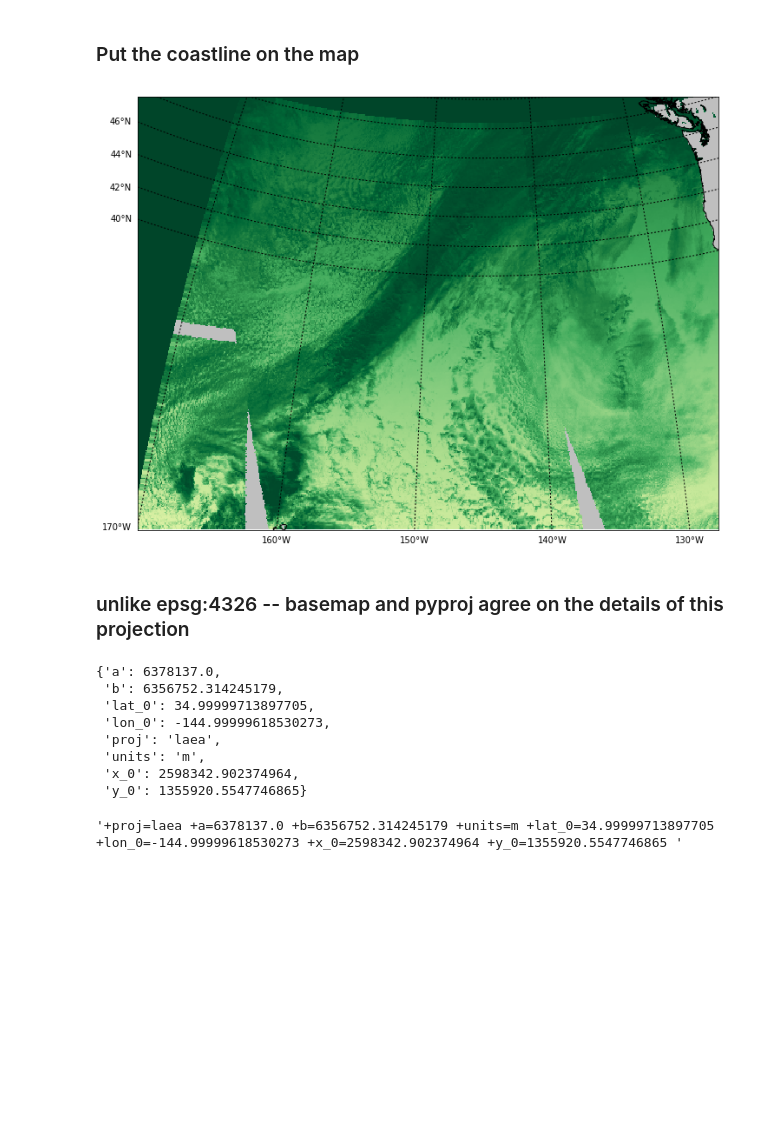
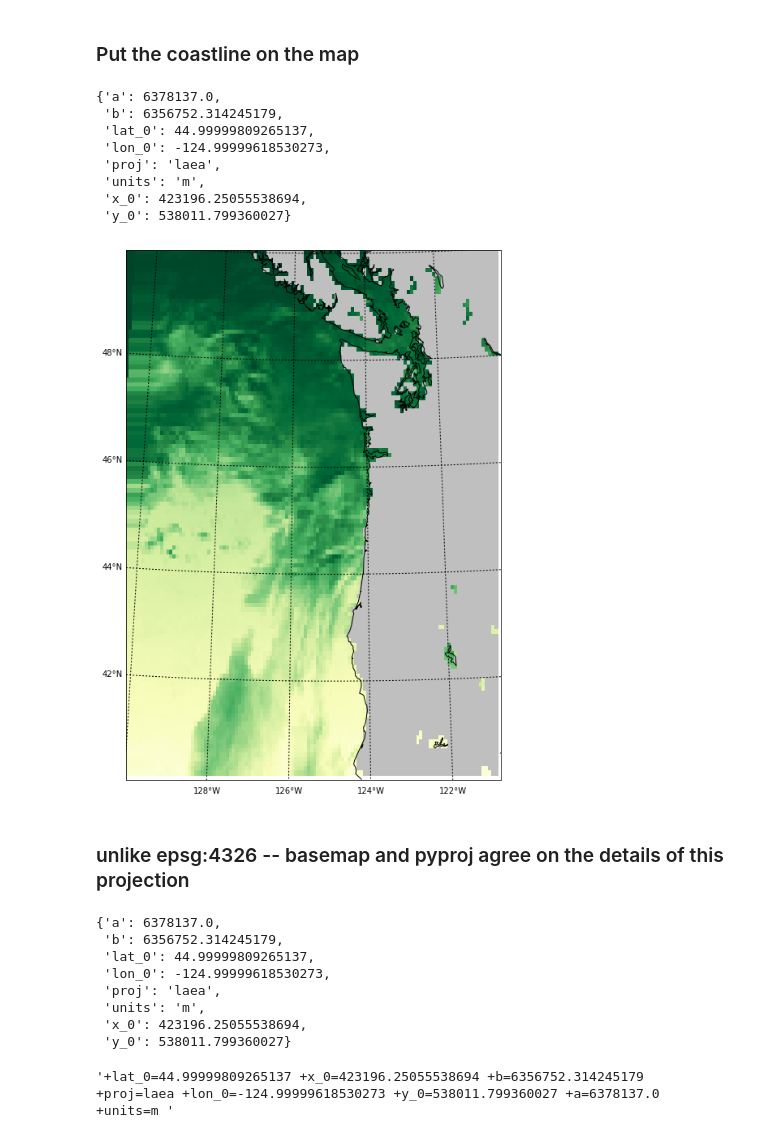
Before and after one commit to phaustin/e582, a Jupyter notebook: notebooks/zoom_netcdf.ipynb, the cells around one changed output. Saved outputs shown, nothing was run; the diff lists cells and outputs as text; code cells hidden in the pictures; blank space fills up the shorter version.

```diff
--- a/notebooks/zoom_netcdf.ipynb
+++ b/notebooks/zoom_netcdf.ipynb
@@ -119,8 +119,8 @@ def find_box(lon,lat,ll_lat,ll_lon,ur_lat,ur_lon):
 # %%
 ur_lat=50
 ur_lon=-120
-ll_lat=20
-ll_lon=-170
+ll_lat=40
+ll_lon=-130
 
 row_slice,col_slice=find_box(lon,lat,ll_lat,ll_lon,ur_lat,ur_lon)
 lat_slice=latvals[row_slice,col_slice]
@@ -137,7 +137,7 @@ bmap = Basemap(**basemap_args)
 xvals, yvals=bmap(lon_slice,lat_slice)
 par_slice=par[row_slice,col_slice]
 vmin= 0
-vmax= 50
+vmax= 20
 the_norm=matplotlib.colors.Normalize(vmin=vmin,vmax=vmax,clip=False)
 cs=bmap.pcolormesh(xvals,yvals,par_slice,cmap=cmap,norm=the_norm)
 colorbar=fig.colorbar(cs, shrink=0.5, pad=0.05,extend='both')
@@ -227,29 +227,37 @@ ax.imshow(result_data_nn,cmap=cmap,norm=the_norm,origin='upper');
 # %%
 ll_dict=dict(llcrnrlat=llcrnrlat,llcrnrlon=llcrnrlon,urcrnrlat=urcrnrlat,
                   urcrnrlon=urcrnrlon)
 basemap_args={k:dst_crs[k] for k in ['lat_0','lon_0']}
 basemap_args['projection'] = 'laea'
 basemap_args['ellps']='WGS84'
 basemap_args.update(ll_dict)
 fig,ax = plt.subplots(1,1,figsize=(12,12))
 basemap_args['ax']=ax
 basemap_args['resolution']='i'
 bmap=Basemap(**basemap_args)
 height,width=result_data_nn.shape
 transform = from_bounds(llcrnrx, llcrnry, urcrnrx, urcrnry, width, height)
 xvals,yvals=make_basemap_xy(0,height,0,width,bmap,transform)
 #bmap.imshow(result_data_nn,cmap=cmap,norm=the_norm,origin='upper')
 result_masked=np.ma.masked_invalid(result_data_nn)
 bmap.pcolormesh(xvals,yvals,result_masked,cmap=cmap,norm=the_norm)
 bmap.drawcoastlines();
 parallels=np.arange(40, 60, 2)
-meridians=np.arange(-170, -120,10)
+meridians=np.arange(-130, -120,2)
 bmap.drawparallels(parallels, labels=[1, 0, 0, 0],\
                   fontsize=10, latmax=90)
-bmap.drawmeridians(meridians, labels=[1, 1, 0, 1],\
+bmap.drawmeridians(meridians, labels=[0, 0, 0, 1],\
                   fontsize=10, latmax=90);
 # %% [output]
+{'a': 6378137.0,
+ 'b': 6356752.314245179,
+ 'lat_0': 44.99999809265137,
+ 'lon_0': -124.99999618530273,
+ 'proj': 'laea',
+ 'units': 'm',
+ 'x_0': 423196.25055538694,
+ 'y_0': 538011.799360027}
-[figure, old version]
+[figure, new version]
 # %% [markdown]
 ### unlike epsg:4326 -- basemap and pyproj agree on the details of this projection
 # %%
@@ -257,15 +265,15 @@ bmap.projparams
 # %% [output]
 {'a': 6378137.0,
  'b': 6356752.314245179,
- 'lat_0': 34.99999713897705,
- 'lon_0': -144.99999618530273,
+ 'lat_0': 44.99999809265137,
+ 'lon_0': -124.99999618530273,
  'proj': 'laea',
  'units': 'm',
- 'x_0': 2598342.902374964,
- 'y_0': 1355920.5547746865}
+ 'x_0': 423196.25055538694,
+ 'y_0': 538011.799360027}
 # %%
 test=pyproj.Proj(bmap.projparams)
 # %%
 test.srs
 # %% [output]
-'+proj=laea +a=6378137.0 +b=6356752.314245179 +units=m +lat_0=34.99999713897705 +lon_0=-144.99999618530273 +x_0=2598342.902374964 +y_0=1355920.5547746865 '
+'+lat_0=44.99999809265137 +x_0=423196.25055538694 +b=6356752.314245179 +proj=laea +lon_0=-124.99999618530273 +y_0=538011.799360027 +a=6378137.0 +units=m '
```
Also changed, not shown: parts of 6 cells of this notebook, 2 other files.
